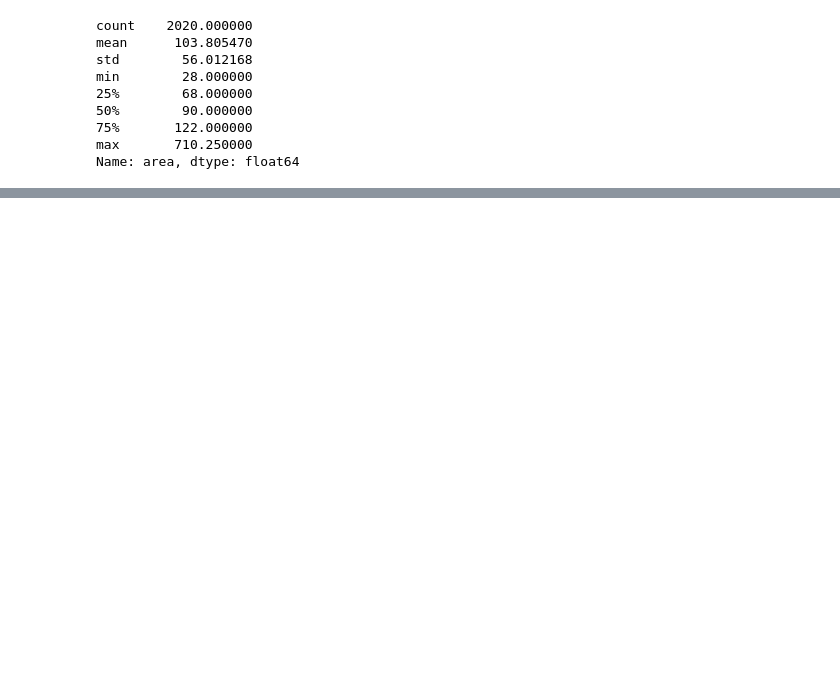
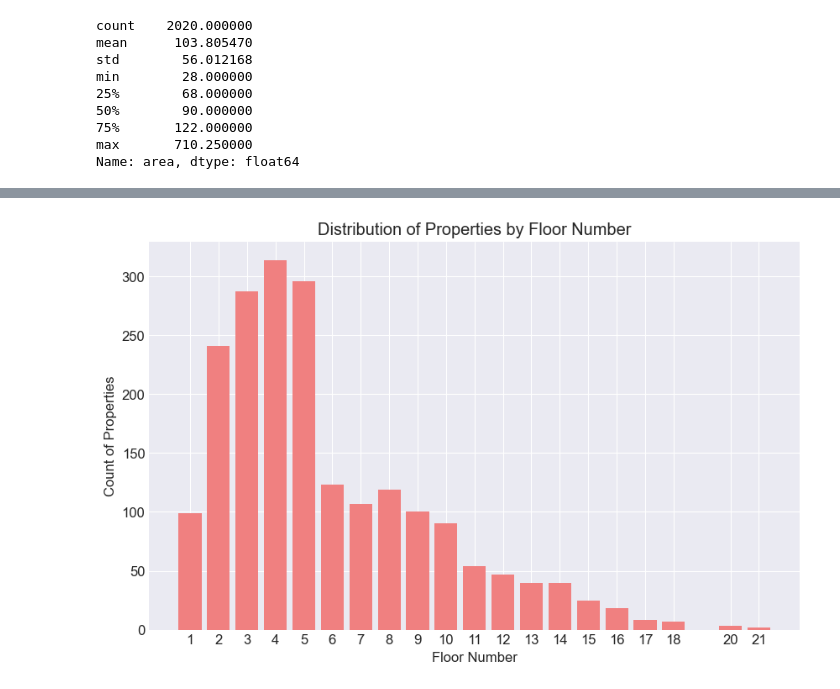
Before and after one commit to PetrosTepoyan/capstone, a Jupyter notebook: FINAL_NOTEBOOKS/VisualizationsV1.ipynb, the cells around one changed output, grey strips where cells are left out. Drawn from its saved outputs; the diff is of its cells as text; code cells hidden in the pictures; blank space fills up the shorter version.

```diff
--- a/FINAL_NOTEBOOKS/VisualizationsV1.ipynb
+++ b/FINAL_NOTEBOOKS/VisualizationsV1.ipynb
@@ -58,0 +92,14 @@ Name: area, dtype: float64
+# %%
+# Floor-wise Distribution of Properties
+floor_count = data['floor'].value_counts().sort_index()
+plt.bar(floor_count.index, floor_count.values, color='lightcoral')
+plt.xlabel('Floor Number')
+plt.ylabel('Count of Properties')
+plt.title('Distribution of Properties by Floor Number')
+plt.xticks(floor_count.index)  # Ensure all floor numbers are shown
+
+# Show the plot
+plt.savefig("../visualizations/Distribution by Properties by Floor Number.png", dpi=600)
+plt.show()
+# %% [output]
+[figure, added]
```
Also changed, not shown: parts of 12 cells of this notebook, 17 other files.
